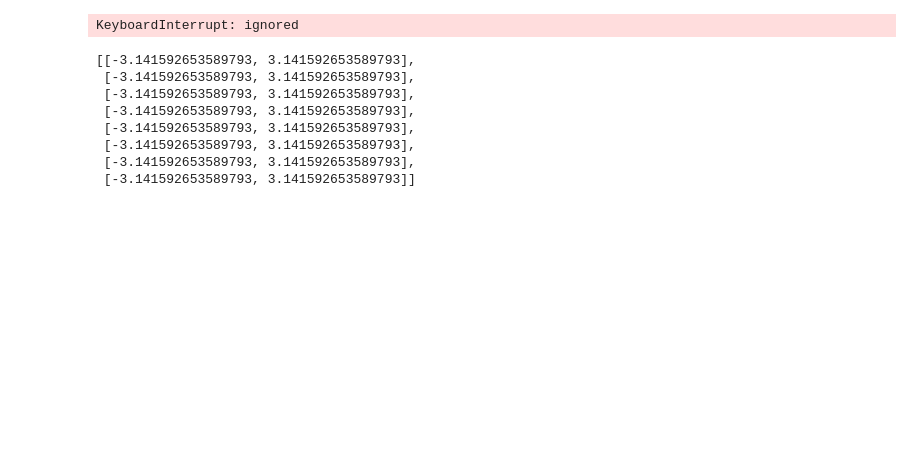
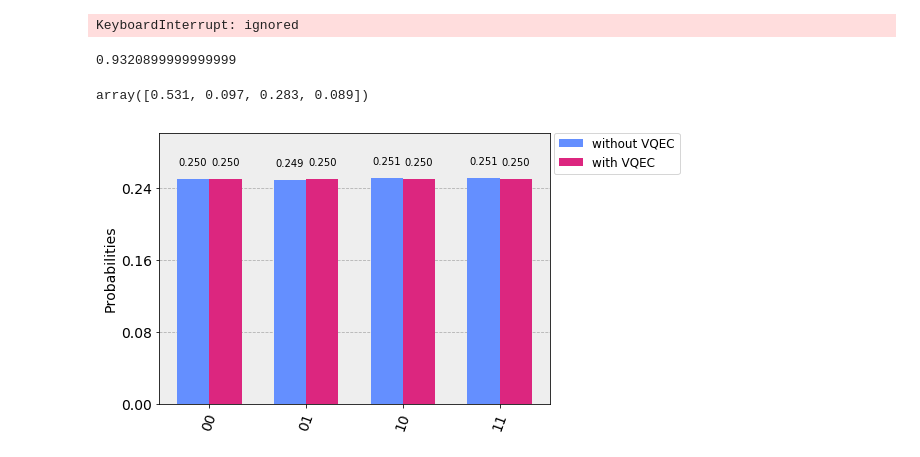
Before and after one commit to bobovnii/QML-QEC, a Jupyter notebook: QEC2.ipynb, the cells around one changed output. Cells and saved outputs as stored; diff of their text form; code cells hidden in the pictures; blank space fills up the shorter version.

```diff
--- a/QEC2.ipynb
+++ b/QEC2.ipynb
@@ -53,7 +53,7 @@ class Denoiser():
         # Select the QasmSimulator from the Aer provider
         self.simulator = Aer.get_backend('qasm_simulator')
 
-    def get_dist(self, psi, theta, shots=1000, noise=True, init=True):
+    def get_dist(self, psi, theta, shots=1, noise=False, init=True):
         # reset to new circuit
         self.q = QuantumRegister(self.n)
         self.c = ClassicalRegister(self.n)
@@ -76,6 +76,9 @@ class Denoiser():
         if init:
             self.qc.initialize(self.psi, self.q)
         self._denoise(theta)
+
+        self.qc.u3(0,0,random.random(),0)
+
         self._qft()
         self.qc.measure(self.q, self.c)
 
@@ -138,7 +153,9 @@ def func(Theta,x):
 # %%
 out = np.array((0, 0, 0, 0))
 def func(Theta,x):
-    out = denoiser.get_dist(x,[(Theta[0],Theta[1],Theta[2]),(Theta[3],Theta[4],Theta[5])])
+    b=[0.1*random.random(),0.1*random.random(),0.1*random.random(),0.1*random.random()]
+    out = sum(np.array(denoiser.get_dist(x,[(Theta[0],Theta[1],Theta[2]),(Theta[3],Theta[4],Theta[5])])) for i in range(100))/100
+    #out += b
     return out
 # %%
 func([0,0,0,0,0,0],[1,0,0,0])
@@ -233,14 +290,25 @@ res
 res = minimizeCompass(Los2, x0=[0,0,0,0,0,0,0,0,0],bounds=boundsNew, deltatol=0.2, paired=False)
 # %% [output]
 KeyboardInterrupt: ignored
-# %%
-bounds
-# %% [output]
-[[-3.141592653589793, 3.141592653589793],
- [-3.141592653589793, 3.141592653589793],
- [-3.141592653589793, 3.141592653589793],
- [-3.141592653589793, 3.141592653589793],
- [-3.141592653589793, 3.141592653589793],
- [-3.141592653589793, 3.141592653589793],
- [-3.141592653589793, 3.141592653589793],
- [-3.141592653589793, 3.141592653589793]]
+# %%
+func([0,0,0,0,0,0],[1,0,0,0])[0]
+# %% [output]
+0.9320899999999999
+# %%
+func([0,0,-0,5,0,0,0],[1,0,0,0])
+# %% [output]
+array([0.531, 0.097, 0.283, 0.089])
+# %%
+
+
+
+
+a = {'00':func([0,0,0,0,0,0],[1,0,0,0])[0],'01':func([0,0,0,0,0,0],[0,1,0,0])[1],'10':func([0,0,0,0,0,0],[0,0,1,0])[2],'11':func([0,0,0,0,0,0],[0,0,0,1])[3]}
+
+b = {'00':func([0,0,-0.5,0,0,0],[1,0,0,0])[0],'01':func([0,0,-0.5,0,0,0],[0,1,0,0])[1],'10':func([0,0,-0.5,0,0,0],[0,0,1,0])[2],'11':func([0,0,-0.5,0,0,0],[0,0,0,1])[3]}
+
+
+legend = ['without VQEC','with VQEC']
+plot_histogram([a,b],legend=legend)
+# %% [output]
+[figure, added]
```
Also changed, not shown: parts of 24 cells of this notebook.
